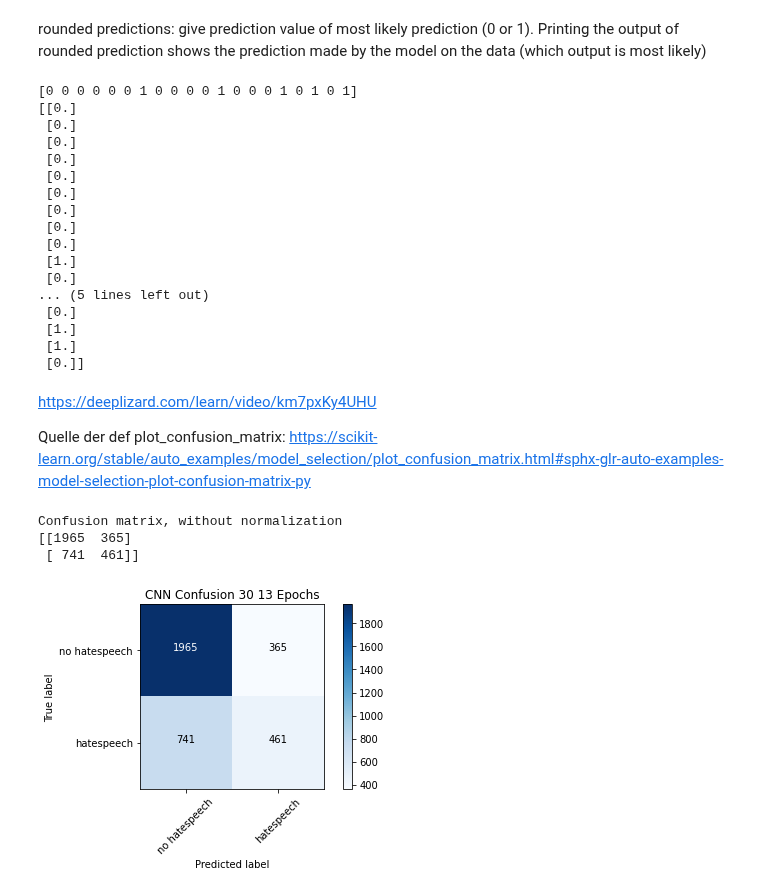
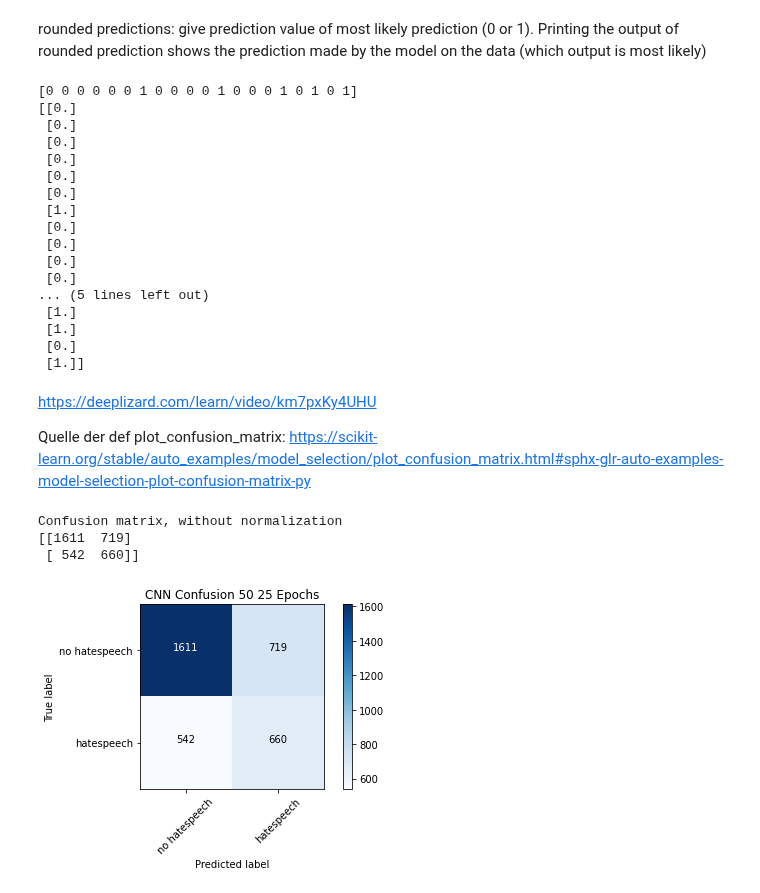
Before and after one commit to BiancaStadl/ProjektarbeitML, a Jupyter notebook: CNN_embedded.ipynb, the cells around one changed output. Cells and saved outputs as stored; diff of their text form; code cells hidden in the pictures.

Commit message:
CNN 50 25 Epochs

```diff
--- a/CNN_embedded.ipynb
+++ b/CNN_embedded.ipynb
@@ -532,5 +532,5 @@ batch_size = 40
 validation_split=0.2
 # %%
 #Werte der Convolutional-Schichten variieren (Filter), Batch-Size variieren, kernel-size..
-CNN1605210230AE.fit(nppadded_training, nptraining_labels, batch_size=batch_size, validation_split=validation_split, epochs=training_epochs, callbacks=[callbackForTB])
+CNN1605210250AE.fit(nppadded_training, nptraining_labels, batch_size=batch_size, validation_split=validation_split, epochs=training_epochs, callbacks=[callbackForTB])
 # %% [output]
@@ -566,5 +566,5 @@ metrics_f1) = CNN1605210230AE.evaluate(nppadded_testing, nptesting_labels, verbo
 make some predictions of test data and save it to variable. verbose=0 -> do not generate output
 Gute Quelle: https://deeplizard.com/learn/video/2f-NjDUvZIE
 # %%
-CNN_predictions30AE = CNN1605210230AE.predict(x=nppadded_testing)
+CNN_predictions50AE = CNN1605210250AE.predict(x=nppadded_testing)
 # %%
@@ -573,15 +573,15 @@ CNN_predictions30AE = CNN1605210230AE.predict(x=nppadded_testing)
 # %% [markdown]
 rounded predictions: give prediction value of most likely prediction (0 or 1). Printing the output of rounded prediction shows the prediction made by the model on the data (which output is most likely)
 # %%
-prediction_rounded30AE = np.round(CNN_predictions30AE)
-#np.argmax(CNN_predictions30AE,axis=-1)
+prediction_rounded50AE = np.round(CNN_predictions50AE)
+#np.argmax(CNN_predictions50AE,axis=-1)
 
-#for p in prediction_rounded30AE:
+#for p in prediction_rounded50AE:
  # print(p)
 
 
 print(nptesting_labels[500:520])
-print(prediction_rounded30AE[500:520])
+print(prediction_rounded50AE[500:520])
 # %% [output]
 [0 0 0 0 0 0 1 0 0 0 0 1 0 0 0 1 0 1 0 1]
 [[0.]
@@ -590,16 +590,16 @@ print(prediction_rounded30AE[500:520])
  [0.]
  [0.]
  [0.]
+ [1.]
  [0.]
  [0.]
  [0.]
+ [0.]
+... (5 lines left out)
+ [1.]
  [1.]
  [0.]
-... (5 lines left out)
- [0.]
- [1.]
- [1.]
- [0.]]
+ [1.]]
 # %% [markdown]
 https://deeplizard.com/learn/video/km7pxKy4UHU
 
@@ -642,13 +642,13 @@ def plot_confusion_matrix(cm, classes,
     plt.ylabel('True label')
     plt.xlabel('Predicted label')
 # %%
-cm = confusion_matrix(y_true=nptesting_labels, y_pred=prediction_rounded30AE)
+cm = confusion_matrix(y_true=nptesting_labels, y_pred=prediction_rounded50AE)
 # %%
 plot_labels = ['no hatespeech','hatespeech']
 # %%
-plot_confusion_matrix(cm=cm, classes=plot_labels, title='CNN Confusion 30 13 Epochs')
+plot_confusion_matrix(cm=cm, classes=plot_labels, title='CNN Confusion 50 25 Epochs')
 # %% [output]
 Confusion matrix, without normalization
-[[1965  365]
- [ 741  461]]
+[[1611  719]
+ [ 542  660]]
-[figure, old version]
+[figure, new version]
```
Also changed, not shown: parts of 6 cells of this notebook.
